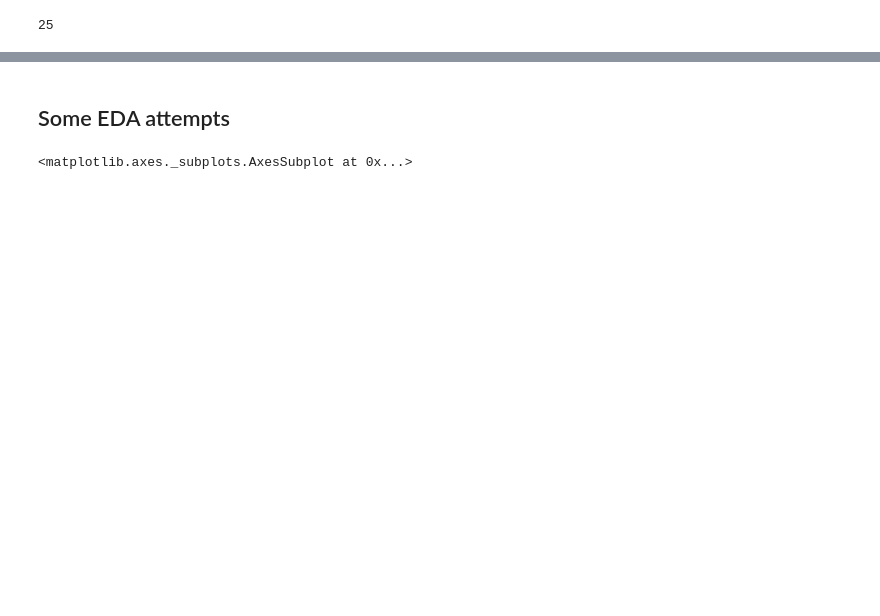
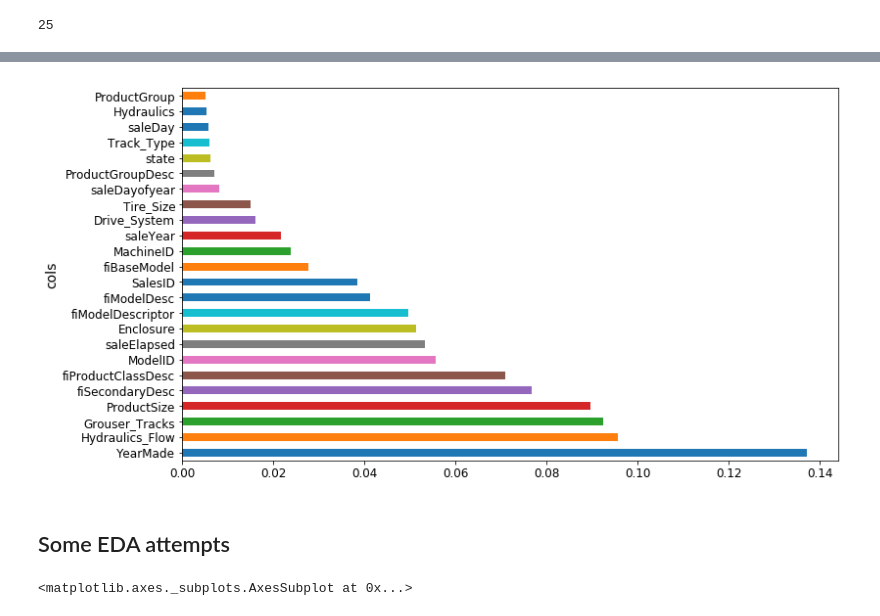
Before and after one commit to ademyanchuk/fasta_ml_course, a Jupyter notebook: lesson2-rf_interpretation.ipynb, the cells around one changed output, grey strips where cells are left out. Saved outputs shown, nothing was run; the diff lists cells and outputs as text; code cells hidden in the pictures; blank space fills up the shorter version.

```diff
--- a/lesson2-rf_interpretation.ipynb
+++ b/lesson2-rf_interpretation.ipynb
@@ -228,0 +232,5 @@ plot_fi(fi);
+# %%
+to_drop = ['Coupler_System']
+# %%
+df_keep = df_trn[to_keep].drop(columns=to_drop).copy()
+X_train, X_valid = split_vals(df_keep, n_trn)
@@ -229,3 +246,8 @@ plot_fi(fi);
+# %%
+fi = rf_feat_importance(m, df_keep)
+plot_fi(fi);
+# %% [output]
+[figure, added]
 # %% [markdown]
 ## Some EDA attempts
 # %%
```
Also changed, not shown: parts of 41 cells of this notebook.
